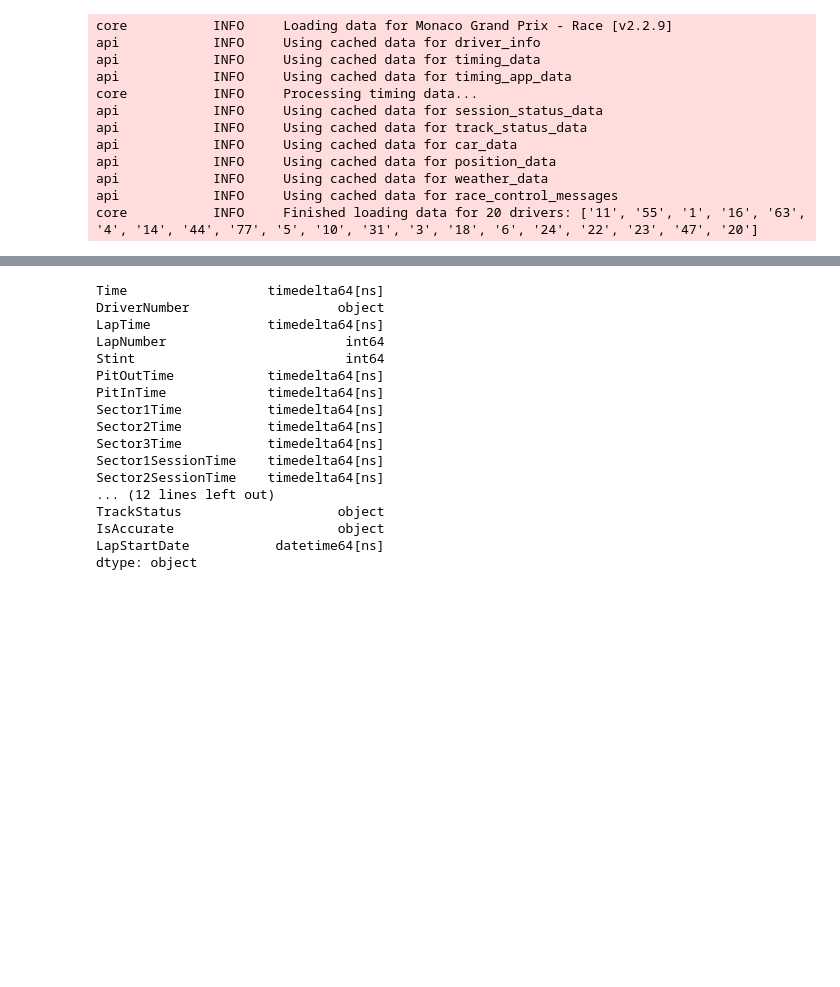
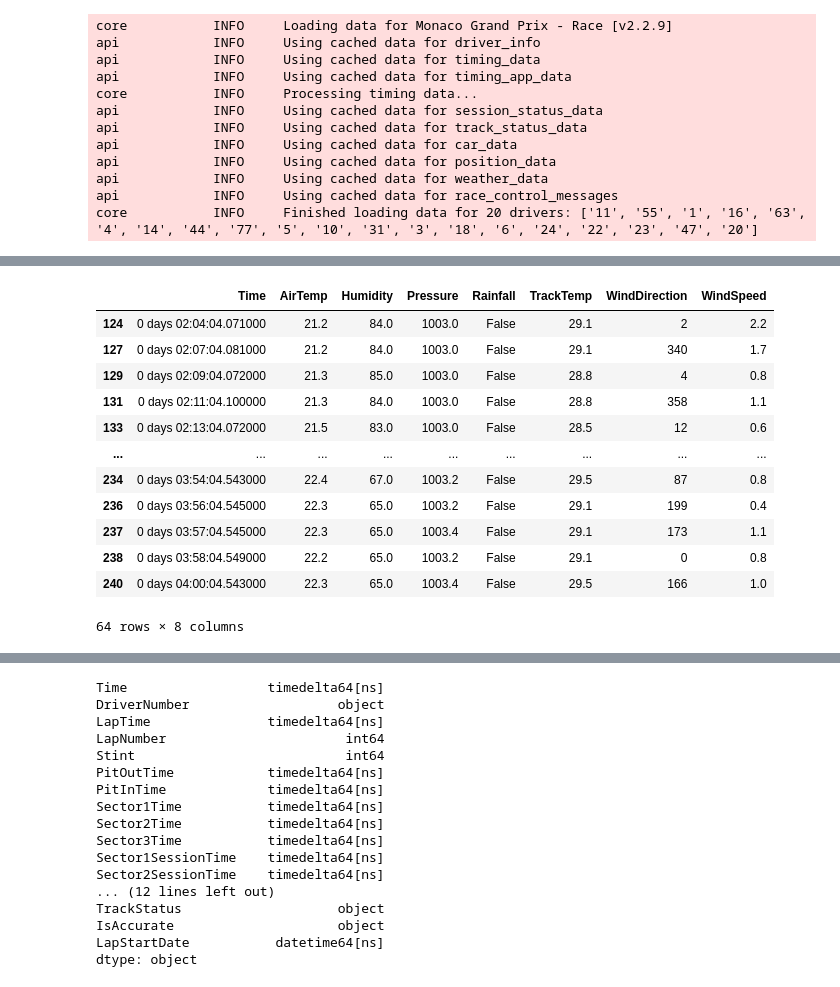
Before and after one commit to dhupee/Fastf1-head2head, a Jupyter notebook: fastf1-monaco-v-hungaroring.ipynb, the cells around one changed output, grey strips where cells are left out. Cells and saved outputs as stored; diff of their text form; code cells hidden in the pictures; blank space fills up the shorter version.

```diff
--- a/fastf1-monaco-v-hungaroring.ipynb
+++ b/fastf1-monaco-v-hungaroring.ipynb
@@ -78,0 +76,16 @@ mon_lec.head()
+# %%
+mon_lec_weather
+# %% [output]
+|  | Time | AirTemp | Humidity | Pressure | Rainfall | TrackTemp | WindDirection | WindSpeed |
+| 124 | 0 days 02:04:04.071000 | 21.2 | 84.0 | 1003.0 | False | 29.1 | 2 | 2.2 |
+| 127 | 0 days 02:07:04.081000 | 21.2 | 84.0 | 1003.0 | False | 29.1 | 340 | 1.7 |
+| 129 | 0 days 02:09:04.072000 | 21.3 | 85.0 | 1003.0 | False | 28.8 | 4 | 0.8 |
+| 131 | 0 days 02:11:04.100000 | 21.3 | 84.0 | 1003.0 | False | 28.8 | 358 | 1.1 |
+| 133 | 0 days 02:13:04.072000 | 21.5 | 83.0 | 1003.0 | False | 28.5 | 12 | 0.6 |
+| ... | ... | ... | ... | ... | ... | ... | ... | ... |
+| 234 | 0 days 03:54:04.543000 | 22.4 | 67.0 | 1003.2 | False | 29.5 | 87 | 0.8 |
+| 236 | 0 days 03:56:04.545000 | 22.3 | 65.0 | 1003.2 | False | 29.1 | 199 | 0.4 |
+| 237 | 0 days 03:57:04.545000 | 22.3 | 65.0 | 1003.4 | False | 29.1 | 173 | 1.1 |
+| 238 | 0 days 03:58:04.549000 | 22.2 | 65.0 | 1003.2 | False | 29.1 | 0 | 0.8 |
+| 240 | 0 days 04:00:04.543000 | 22.3 | 65.0 | 1003.4 | False | 29.5 | 166 | 1.0 |
+64 rows × 8 columns
```
Also changed, not shown: parts of 8 cells of this notebook.
